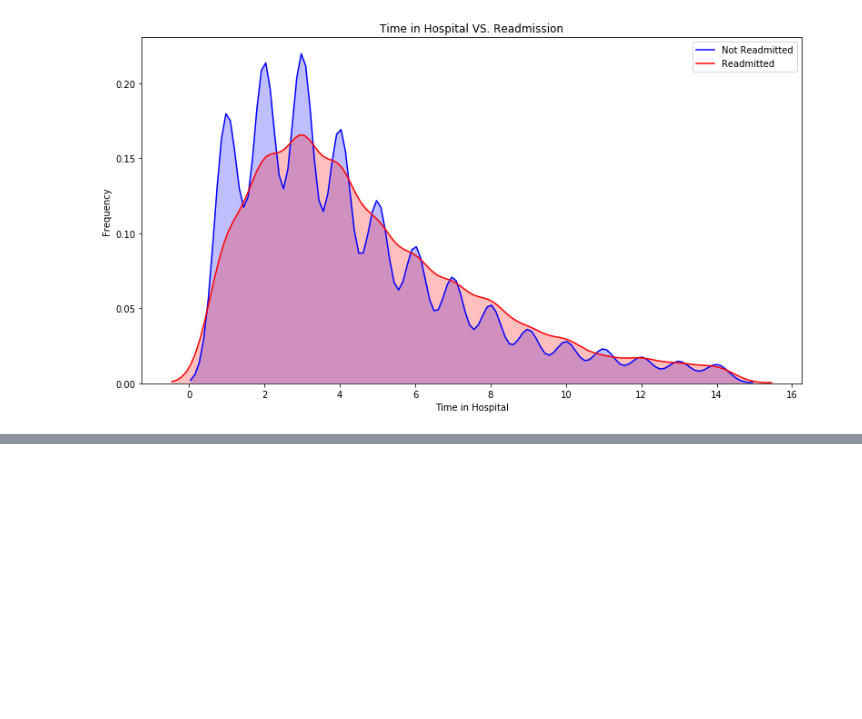
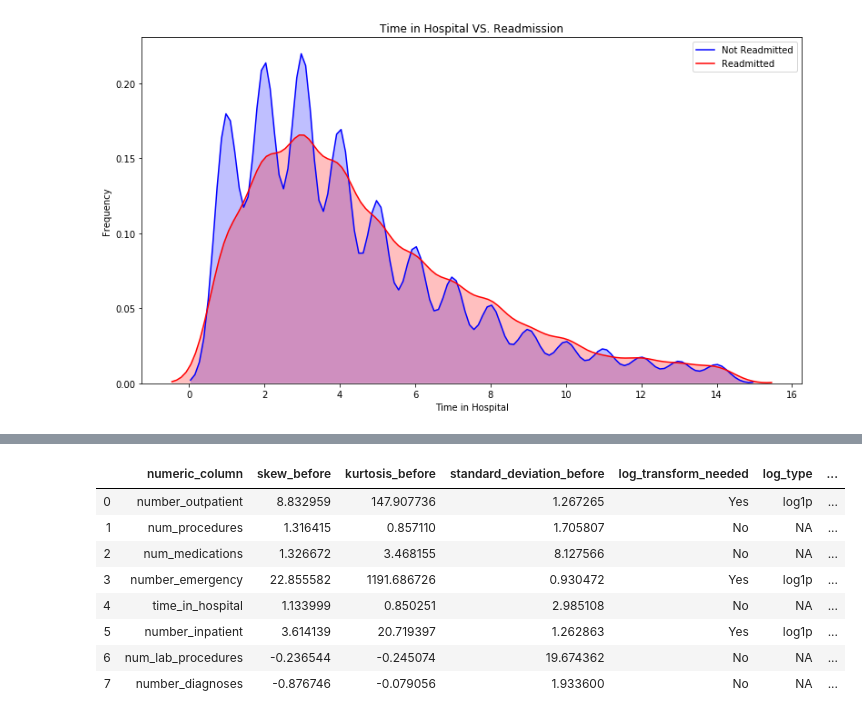
Before and after one commit to borkostolo/healthcare, a Jupyter notebook: dev/jae/Jae_healthcare.ipynb, the cells around one changed output, grey strips where cells are left out. Cells and saved outputs as stored; diff of their text form; code cells hidden in the pictures; blank space fills up the shorter version.

```diff
--- a/dev/jae/Jae_healthcare.ipynb
+++ b/dev/jae/Jae_healthcare.ipynb
@@ -693,0 +706,13 @@ fig.show()
+# %%
+num_col = [
+# 'service_utilization',
+ 'number_outpatient',
+ 'num_procedures',
+ 'num_medications',
+ 'number_emergency',
+ 'time_in_hospital',
+ 'number_inpatient',
+ 'num_lab_procedures',
+ 'number_diagnoses',
+# 'numchange',
+]
@@ -693,0 +732,81 @@ fig.show()
+# %%
+df = myDF ################################################################
+statdataframe = pd.DataFrame()
+statdataframe['numeric_column'] = num_col
+skew_before = []
+skew_after = []
+
+kurt_before = []
+kurt_after = []
+
+standard_deviation_before = []
+standard_deviation_after = []
+
+log_transform_needed = []
+
+log_type = []
+for i in num_col:
+    skewval = df[i].skew()
+    skew_before.append(skewval)
+
+    kurtval = df[i].kurtosis()
+    kurt_before.append(kurtval)
+
+    sdval = df[i].std()
+    standard_deviation_before.append(sdval)
+
+    if (abs(skewval) >2) & (abs(kurtval) >2):
+        log_transform_needed.append('Yes')
+
+        if len(df[df[i] == 0])/len(df) <=0.02:
+            log_type.append('log')
+            #skewvalnew = np.log(pd.DataFrame(df[train_data[i] > 0])[i]).skew()
+            skewvalnew = np.log(pd.DataFrame(df[df[i] > 0])[i]).skew()
+            skew_after.append(skewvalnew)
+
+            #kurtvalnew = np.log(pd.DataFrame(df[train_data[i] > 0])[i]).kurtosis()
+            kurtvalnew = np.log(pd.DataFrame(df[df[i] > 0])[i]).kurtosis()
+            kurt_after.append(kurtvalnew)
+
+            #sdvalnew = np.log(pd.DataFrame(df[train_data[i] > 0])[i]).std()
+            sdvalnew = np.log(pd.DataFrame(df[df[i] > 0])[i]).std()
+            standard_deviation_after.append(sdvalnew)
+
+        else:
+            log_type.append('log1p')
+            skewvalnew = np.log1p(pd.DataFrame(df[df[i] >= 0])[i]).skew()
+            skew_after.append(skewvalnew)
+
+            kurtvalnew = np.log1p(pd.DataFrame(df[df[i] >= 0])[i]).kurtosis()
+            kurt_after.append(kurtvalnew)
+
+            sdvalnew = np.log1p(pd.DataFrame(df[df[i] >= 0])[i]).std()
+            standard_deviation_after.append(sdvalnew)
+
+    else:
+        log_type.append('NA')
+        log_transform_needed.append('No')
+
+        skew_after.append(skewval)
+        kurt_after.append(kurtval)
+        standard_deviation_after.append(sdval)
+
+statdataframe['skew_before'] = skew_before
+statdataframe['kurtosis_before'] = kurt_before
+statdataframe['standard_deviation_before'] = standard_deviation_before
+statdataframe['log_transform_needed'] = log_transform_needed
+statdataframe['log_type'] = log_type
+statdataframe['skew_after'] = skew_after
+statdataframe['kurtosis_after'] = kurt_after
+statdataframe['standard_deviation_after'] = standard_deviation_after
+statdataframe
+# %% [output]
+|  | numeric_column | skew_before | kurtosis_before | standard_deviation_before | log_transform_needed | log_type | ... |
+| 0 | number_outpatient | 8.832959 | 147.907736 | 1.267265 | Yes | log1p | ... |
+| 1 | num_procedures | 1.316415 | 0.857110 | 1.705807 | No | NA | ... |
+| 2 | num_medications | 1.326672 | 3.468155 | 8.127566 | No | NA | ... |
+| 3 | number_emergency | 22.855582 | 1191.686726 | 0.930472 | Yes | log1p | ... |
+| 4 | time_in_hospital | 1.133999 | 0.850251 | 2.985108 | No | NA | ... |
+| 5 | number_inpatient | 3.614139 | 20.719397 | 1.262863 | Yes | log1p | ... |
+| 6 | num_lab_procedures | -0.236544 | -0.245074 | 19.674362 | No | NA | ... |
+| 7 | number_diagnoses | -0.876746 | -0.079056 | 1.933600 | No | NA | ... |
```
Also changed, not shown: parts of 17 cells of this notebook.
